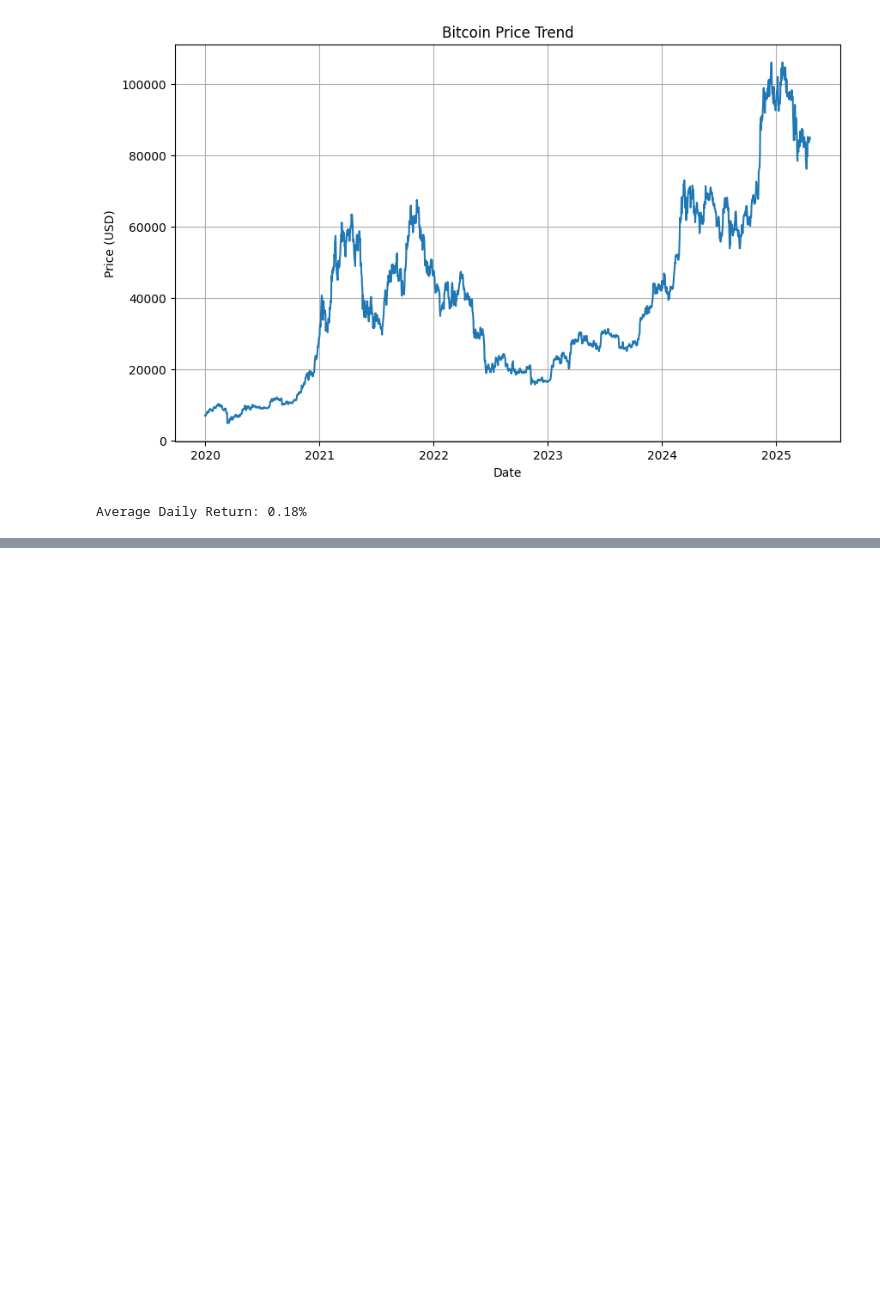
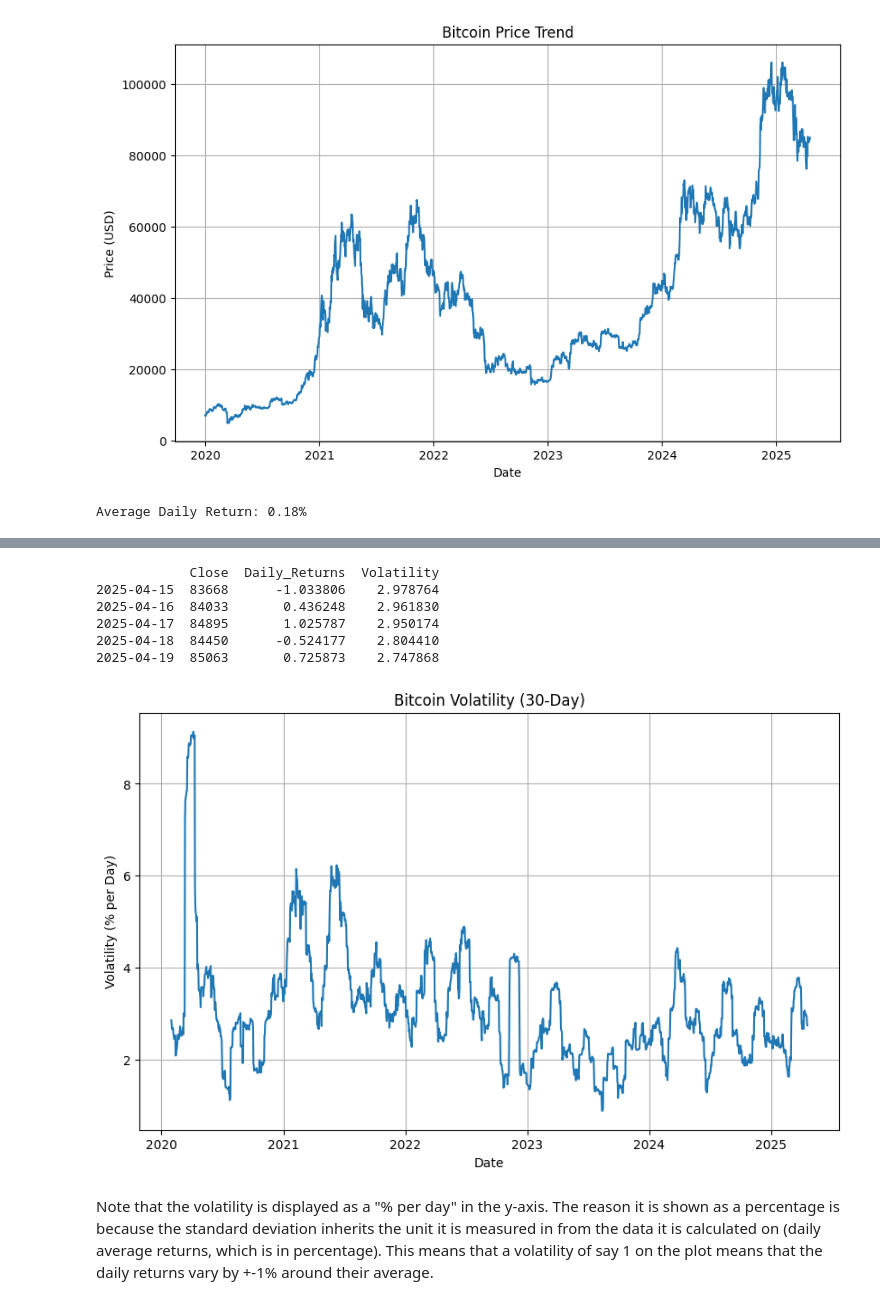
Before and after one commit to 1080atlas/bitcoin-pa-analysis, a Jupyter notebook: Main.ipynb, the cells around one changed output, grey strips where cells are left out. Saved outputs shown, nothing was run; the diff lists cells and outputs as text; code cells hidden in the pictures; blank space fills up the shorter version.

```diff
--- a/Main.ipynb
+++ b/Main.ipynb
@@ -109,0 +120,24 @@ Average Daily Return: 0.18%
+# %%
+# Calculate volatility over a 30-day window
+window = 30
+btc_df['Volatility'] = btc_df['Daily_Returns'].rolling(window=window).std()
+
+# Display the last few rows to check
+print(btc_df[['Close', 'Daily_Returns', 'Volatility']].tail())
+
+# Plot volatility
+btc_df['Volatility'].plot(title='Bitcoin Volatility (30-Day)', figsize=(10, 6))
+plt.xlabel('Date')
+plt.ylabel('Volatility (% per Day)')
+plt.grid(True)
+plt.show()
+# %% [output]
+            Close  Daily_Returns  Volatility
+2025-04-15  83668      -1.033806    2.978764
+2025-04-16  84033       0.436248    2.961830
+2025-04-17  84895       1.025787    2.950174
+2025-04-18  84450      -0.524177    2.804410
+2025-04-19  85063       0.725873    2.747868
+[figure, added]
+# %% [markdown]
+Note that the volatility is displayed as a "% per day" in the y-axis. The reason it is shown as a percentage is because the standard deviation inherits the unit it is measured in from the data it is calculated on (daily average returns, which is in percentage). This means that a volatility of say 1 on the plot means that the daily returns vary by +-1% around their average.
```
Also changed, not shown: parts of 1 cell of this notebook.
